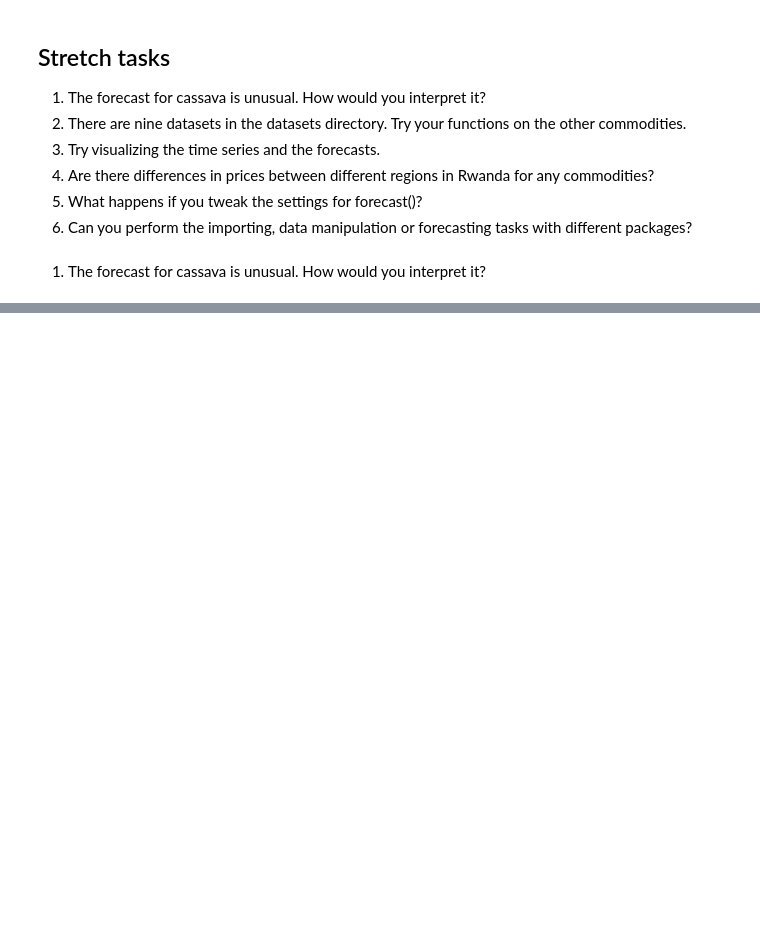
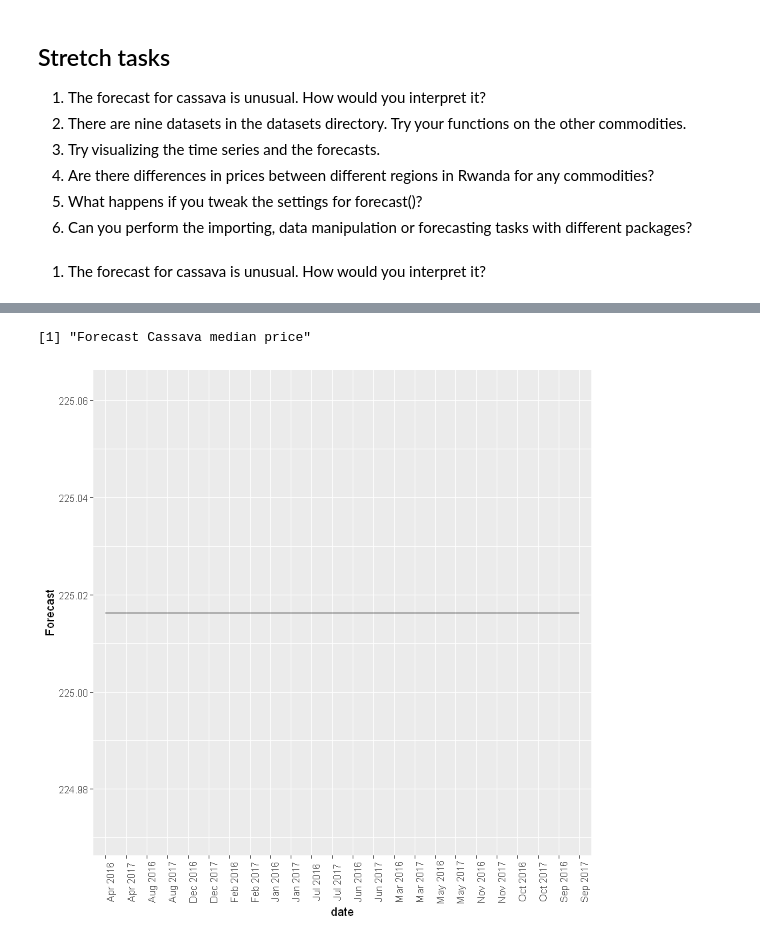
Before and after one commit to showdowmaxi/project, a Jupyter notebook: R/unguided/Functions for Food Price Forecasts (Unguided)/notebook.ipynb, the cells around one changed output, grey strips where cells are left out. Saved outputs shown, nothing was run; the diff lists cells and outputs as text; code cells hidden in the pictures; blank space fills up the shorter version.

```diff
--- a/R/unguided/Functions for Food Price Forecasts (Unguided)/notebook.ipynb
+++ b/R/unguided/Functions for Food Price Forecasts (Unguided)/notebook.ipynb
@@ -320,0 +311,6 @@ typeof(test_a$date)
+# %%
+print("Forecast Cassava median price")
+forcast_price_plot(forecast_price(cassava_median_price_by_date))
+# %% [output]
+[1] "Forecast Cassava median price"
+[figure, added]
```
Also changed, not shown: parts of 18 cells of this notebook.
